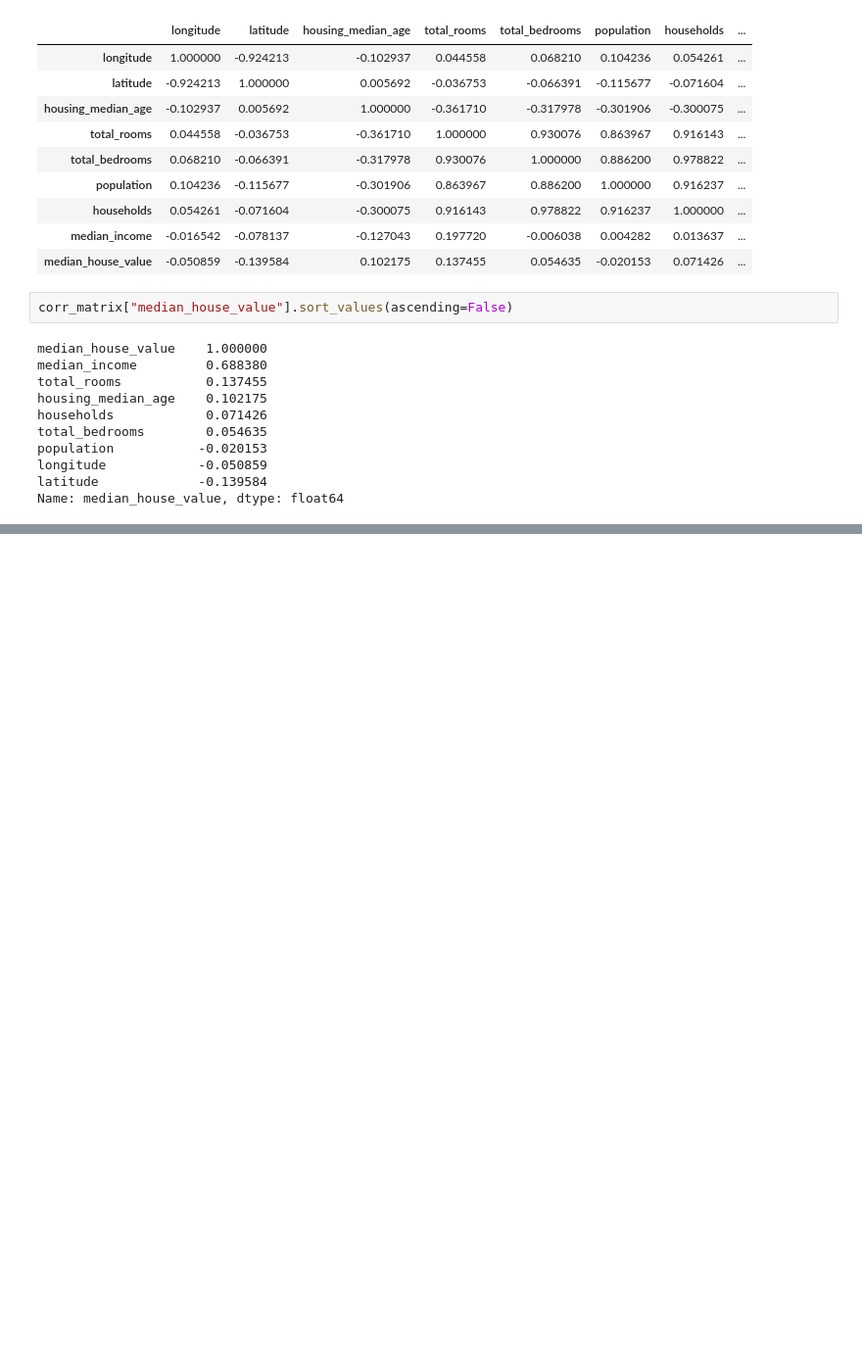
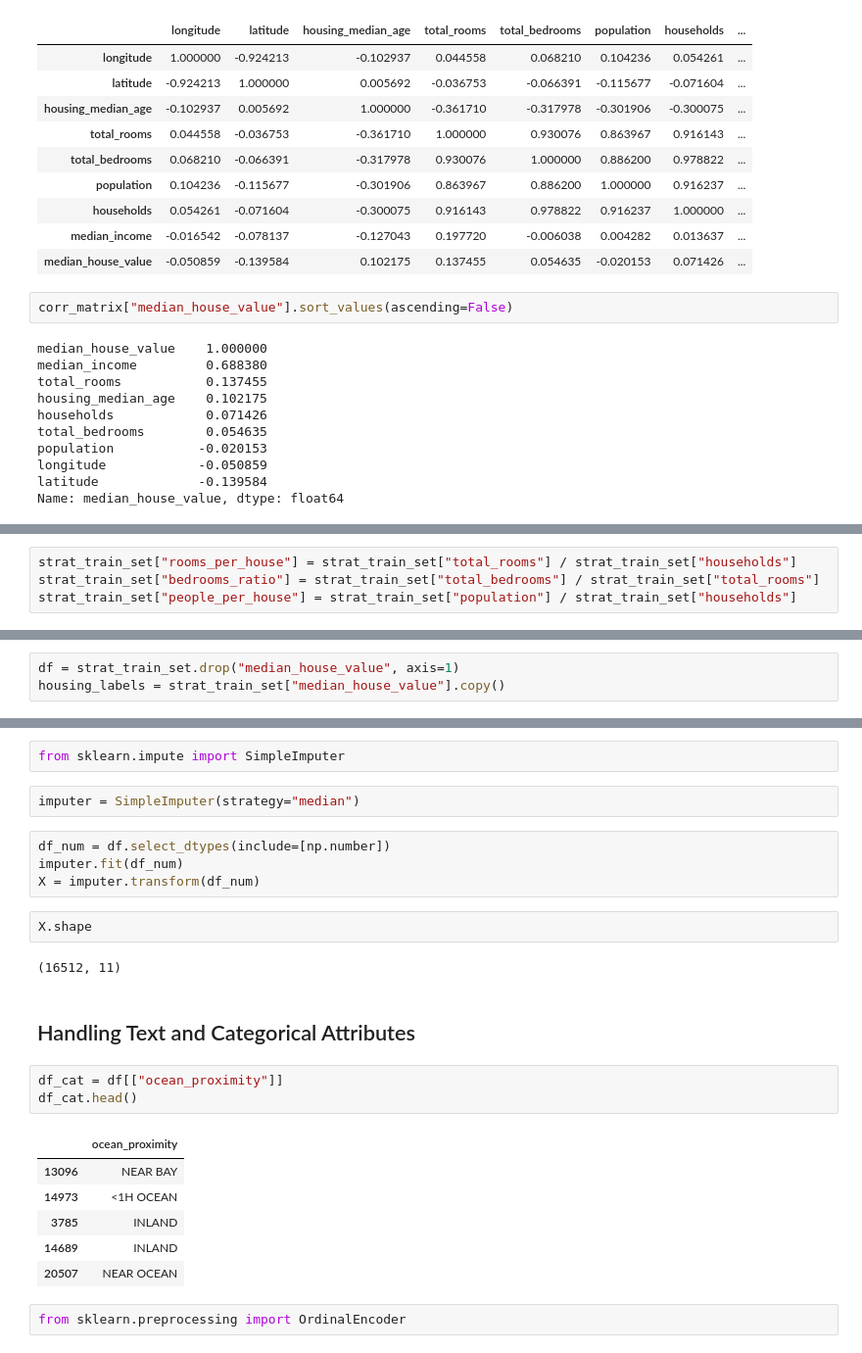
Before and after one commit to malayajac/HowIUnderstandIt_HandsOnML, a Jupyter notebook: ch2_end_to_end.ipynb, the cells around one changed output, grey strips where cells are left out. Shown at 98% size. Saved outputs shown, nothing was run; the diff lists cells and outputs as text; blank space fills up the shorter version.

```diff
--- a/ch2_end_to_end.ipynb
+++ b/ch2_end_to_end.ipynb
@@ -207,0 +222,4 @@ Name: median_house_value, dtype: float64
+# %%
+strat_train_set["rooms_per_house"] = strat_train_set["total_rooms"] / strat_train_set["households"]
+strat_train_set["bedrooms_ratio"] = strat_train_set["total_bedrooms"] / strat_train_set["total_rooms"]
+strat_train_set["people_per_house"] = strat_train_set["population"] / strat_train_set["households"]
@@ -207,0 +261,3 @@ Name: median_house_value, dtype: float64
+# %%
+df = strat_train_set.drop("median_house_value", axis=1)
+housing_labels = strat_train_set["median_house_value"].copy()
@@ -207,0 +270,26 @@ Name: median_house_value, dtype: float64
+# %%
+from sklearn.impute import SimpleImputer
+# %%
+imputer = SimpleImputer(strategy="median")
+# %%
+df_num = df.select_dtypes(include=[np.number])
+imputer.fit(df_num)
+X = imputer.transform(df_num)
+# %%
+X.shape
+# %% [output]
+(16512, 11)
+# %% [markdown]
+## Handling Text and Categorical Attributes
+# %%
+df_cat = df[["ocean_proximity"]]
+df_cat.head()
+# %% [output]
+|  | ocean_proximity |
+| 13096 | NEAR BAY |
+| 14973 | <1H OCEAN |
+| 3785 | INLAND |
+| 14689 | INLAND |
+| 20507 | NEAR OCEAN |
+# %%
+from sklearn.preprocessing import OrdinalEncoder
```
Also changed, not shown: parts of 46 cells of this notebook.
